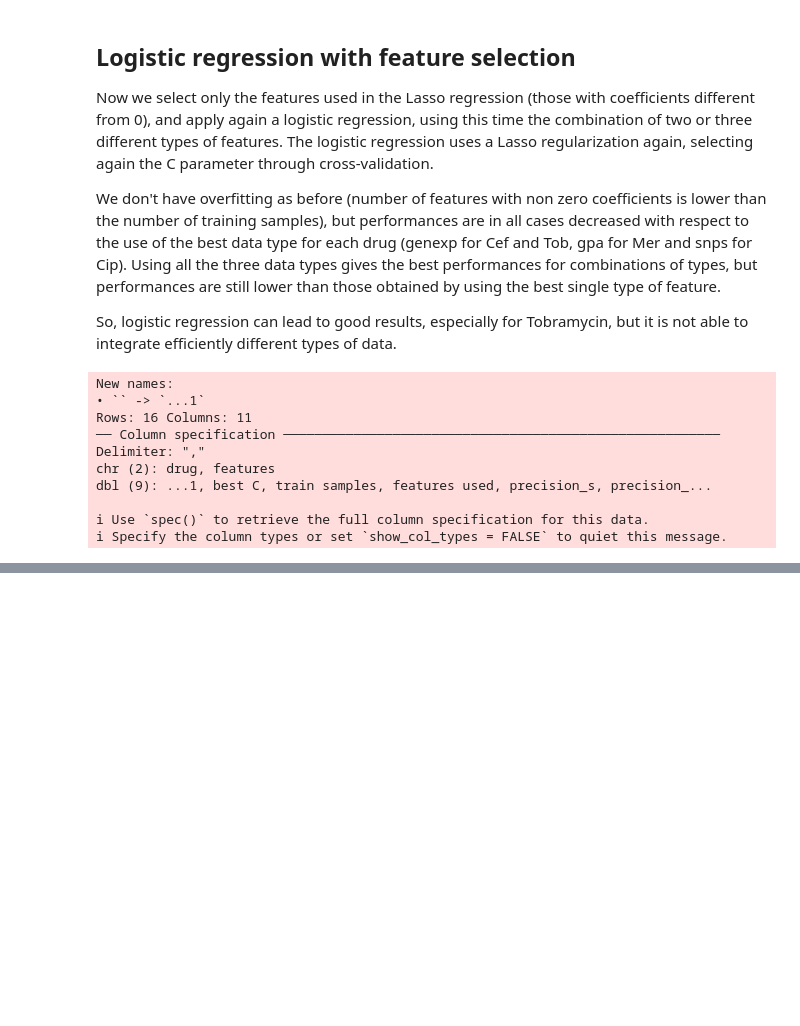
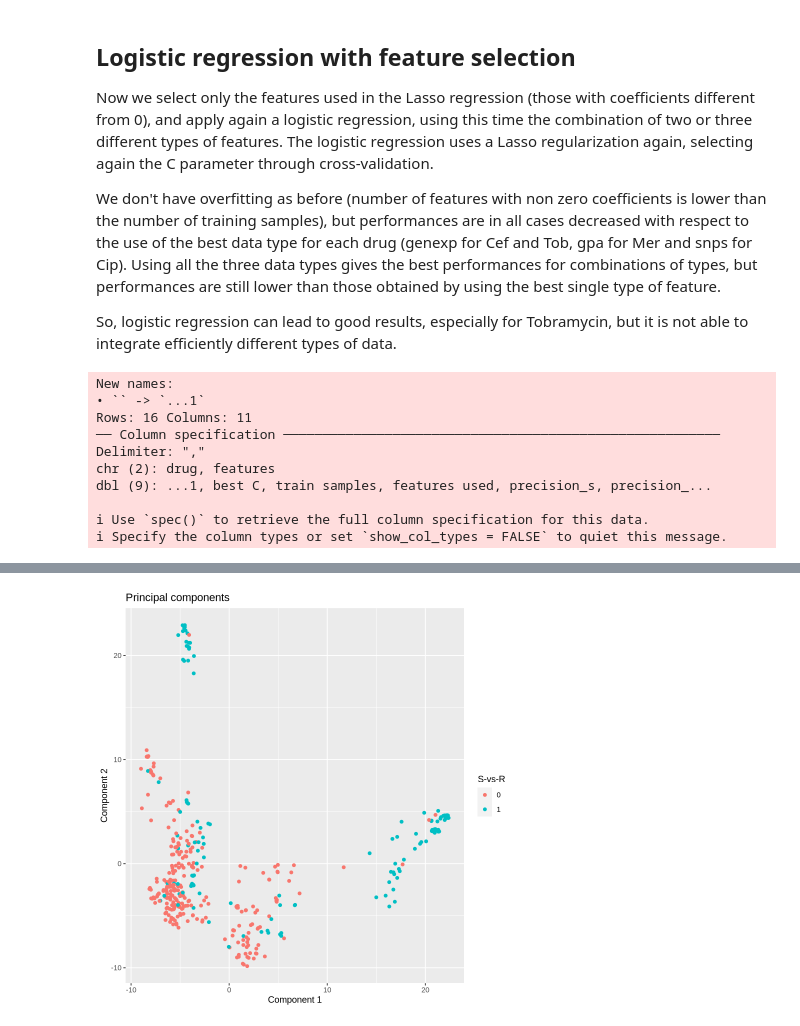
Before and after one commit to riccardo03-maker/Multiomic_integration_antimicrobial_resistance, a Jupyter notebook: r_trials.ipynb, the cells around one changed output, grey strips where cells are left out. Cells and saved outputs as stored; diff of their text form; code cells hidden in the pictures; blank space fills up the shorter version.

```diff
--- a/r_trials.ipynb
+++ b/r_trials.ipynb
@@ -224,0 +273,14 @@ A spec_tbl_df: 16 × 11
+# %%
+library(tidyverse)
+pca_cef <- read_csv(
+    "ml_algorithms/results/pca/pca_Cef.csv"
+)
+pca_cip <- read_csv(
+    "ml_algorithms/results/pca/pca_Cip.csv"
+)
+pca_mer <- read_csv(
+    "ml_algorithms/results/pca/pca_Mer.csv"
+)
+pca_tob <- read_csv(
+    "ml_algorithms/results/pca/pca_Tob.csv"
+)
@@ -224,0 +305,6 @@ A spec_tbl_df: 16 × 11
+# %%
+ggplot(data = pca_tob, aes(x = gpa_1, y = gpa_2)) +
+    geom_point(aes(color = as.character(Tob))) +
+    labs(title = "Principal components", x = "Component 1", y = "Component 2", color = "S-vs-R")
+# %% [output]
+[figure, added]
```
Also changed, not shown: parts of 7 cells of this notebook, 5 other files.
